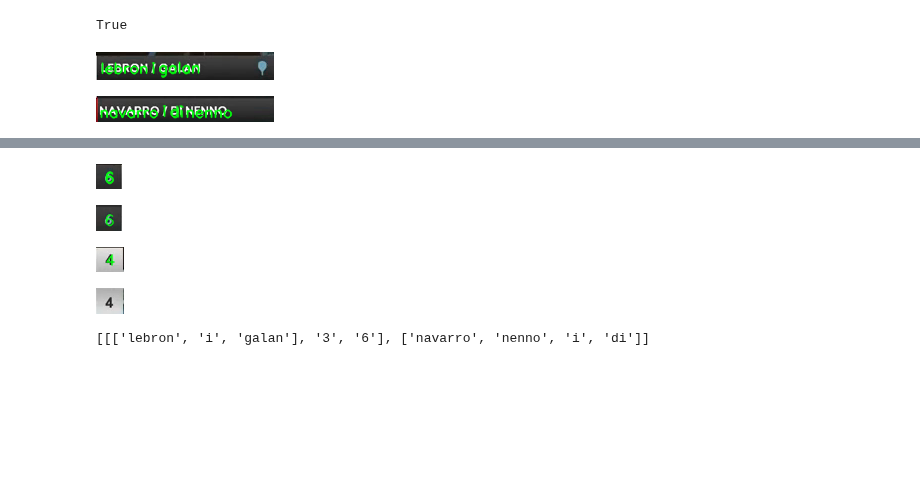
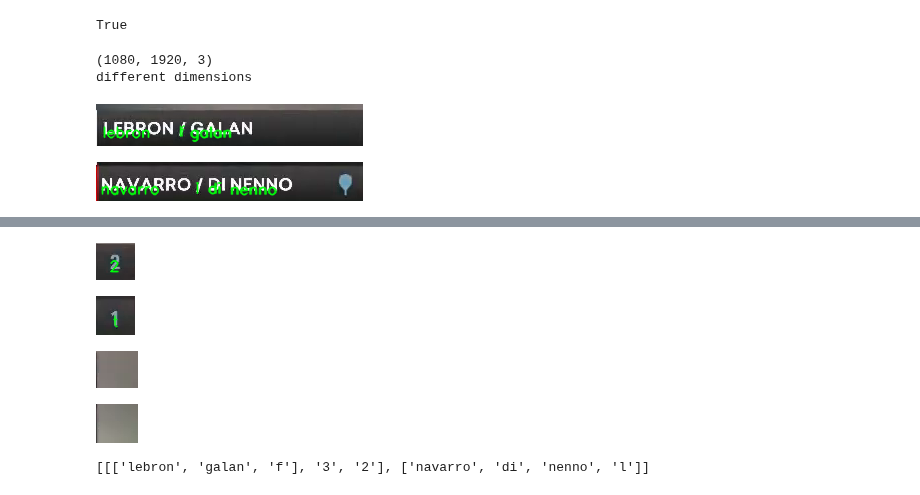
Before and after one commit to VictorUceda/TrackNet-Padel, a Jupyter notebook: Analisis_hits_padel.ipynb, the cells around one changed output, grey strips where cells are left out. Drawn from its saved outputs; the diff is of its cells as text; code cells hidden in the pictures; blank space fills up the shorter version.

```diff
--- a/Analisis_hits_padel.ipynb
+++ b/Analisis_hits_padel.ipynb
@@ -580,37 +580,45 @@ pipeline = keras_ocr.pipeline.Pipeline()
 # %%
 def parse_marcador(pipeline, frame, debug=False):
   import numpy as np
   import cv2
   from google.colab.patches import cv2_imshow # for image display
 
   box = [[98,25, 276,53, 0], [98,53, 276,79, 0], [276,28, 303,53, 0], [276,53, 303,79, 0], [303,28, 329,53, 0], [303,53, 329,79, 0], [329,28, 357,53, 1], [329,53, 357,79, 1] ]
+  dim = [720, 1280]#[1080, 1920]
+  if dim[0]!=frame.shape[0] or dim[1]!=frame.shape[1]:
+    print("different dimensions")
+    r_x, r_y = frame.shape[1]/dim[1], frame.shape[0]/dim[0]
+    box = [[int(b[0]*r_x), int(b[1]*r_y), int(b[2]*r_x), int(b[3]*r_y), b[4]] for b in box]
   images = [frame[b[1]:b[3], b[0]:b[2]] for b in box]
   inv_images = [cv2.bitwise_not(img) for img in images]
   prediction_groups = pipeline.recognize(images)
   prediction_groups_inv = pipeline.recognize(inv_images)
 
   if debug:
     for pred, pred_i, img in zip(prediction_groups, prediction_groups_inv, images):
       print("")
       for p in pred+pred_i:
         cv2.putText(img, str(p[0]), (int(p[1][3][0]),int(p[1][3][1])), cv2.FONT_HERSHEY_SIMPLEX, 0.5, (10, 255, 0), 1, cv2.LINE_AA)
       cv2_imshow(img)
 
   return [[[p[0] for p in prediction_groups[0]], prediction_groups[2][0][0], prediction_groups[4][0][0]], \
-          [p[0] for p in prediction_groups[1]]]
+          [p[0] for p in prediction_groups[1]] ]
 
 # Get a set of three example images
 #image = keras_ocr.tools.read(path+'100 frame.png')
 
-
-print(parse_marcador(pipeline, keras_ocr.tools.read(path+'310 frame.png'), True))
+frame = keras_ocr.tools.read(path+'10 frame.png')
+print(frame.shape)
+print(parse_marcador(pipeline, frame , True))
 # %% [output]
+(1080, 1920, 3)
+different dimensions
-[figure, old version]
+[figure, new version]
-[figure, old version]
+[figure, new version]
 [figure]
 [figure]
-[figure, old version]
+[figure, new version]
-[figure, old version]
+[figure, new version]
-[figure, old version]
+[figure, new version]
-[figure, old version]
+[figure, new version]
-[[['lebron', 'i', 'galan'], '3', '6'], ['navarro', 'nenno', 'i', 'di']]
+[[['lebron', 'galan', 'f'], '3', '2'], ['navarro', 'di', 'nenno', 'l']]
```
Also changed, not shown: parts of 1 cell of this notebook.
